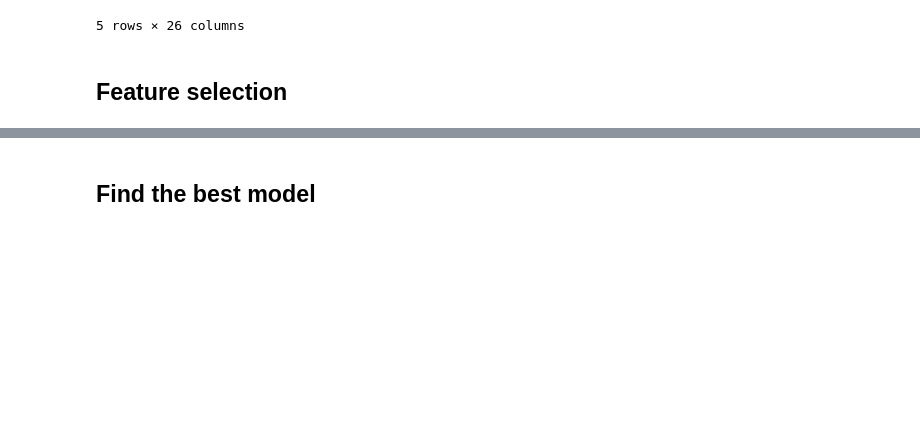
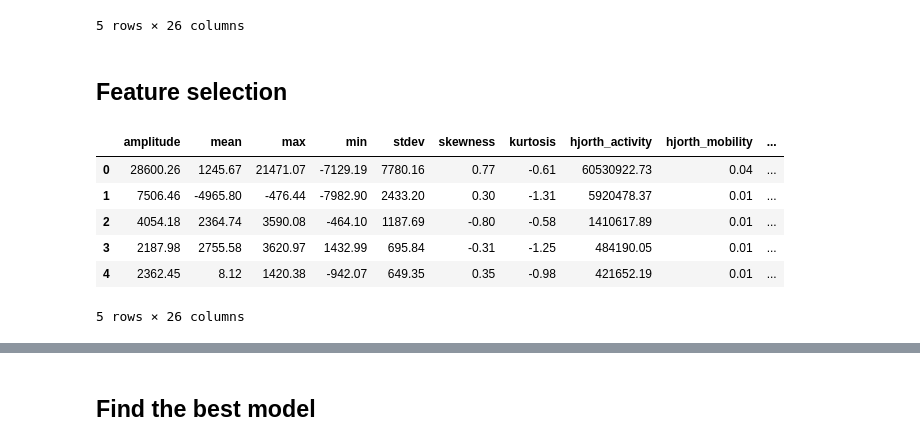
Before and after one commit to rocamario/EEG-quality-assessment, a Jupyter notebook: notebooks/remove_collinear_lazy.ipynb, the cells around one changed output, grey strips where cells are left out. Saved outputs shown, nothing was run; the diff lists cells and outputs as text; code cells hidden in the pictures; blank space fills up the shorter version.

```diff
--- a/notebooks/remove_collinear_lazy.ipynb
+++ b/notebooks/remove_collinear_lazy.ipynb
@@ -360,6 +361,17 @@ features.head()
 5 rows × 26 columns
 # %% [markdown]
 ## Feature selection
+# %%
+features = pd.read_csv("features.csv", index_col=0)
+features.head()
+# %% [output]
+|  | amplitude | mean | max | min | stdev | skewness | kurtosis | hjorth_activity | hjorth_mobility | ... |
+| 0 | 28600.26 | 1245.67 | 21471.07 | -7129.19 | 7780.16 | 0.77 | -0.61 | 60530922.73 | 0.04 | ... |
+| 1 | 7506.46 | -4965.80 | -476.44 | -7982.90 | 2433.20 | 0.30 | -1.31 | 5920478.37 | 0.01 | ... |
+| 2 | 4054.18 | 2364.74 | 3590.08 | -464.10 | 1187.69 | -0.80 | -0.58 | 1410617.89 | 0.01 | ... |
+| 3 | 2187.98 | 2755.58 | 3620.97 | 1432.99 | 695.84 | -0.31 | -1.25 | 484190.05 | 0.01 | ... |
+| 4 | 2362.45 | 8.12 | 1420.38 | -942.07 | 649.35 | 0.35 | -0.98 | 421652.19 | 0.01 | ... |
+5 rows × 26 columns
 # %%
 from features.utils import remove_collinear_features
 
```
Also changed, not shown: parts of 4 cells of this notebook, 3 other files.
